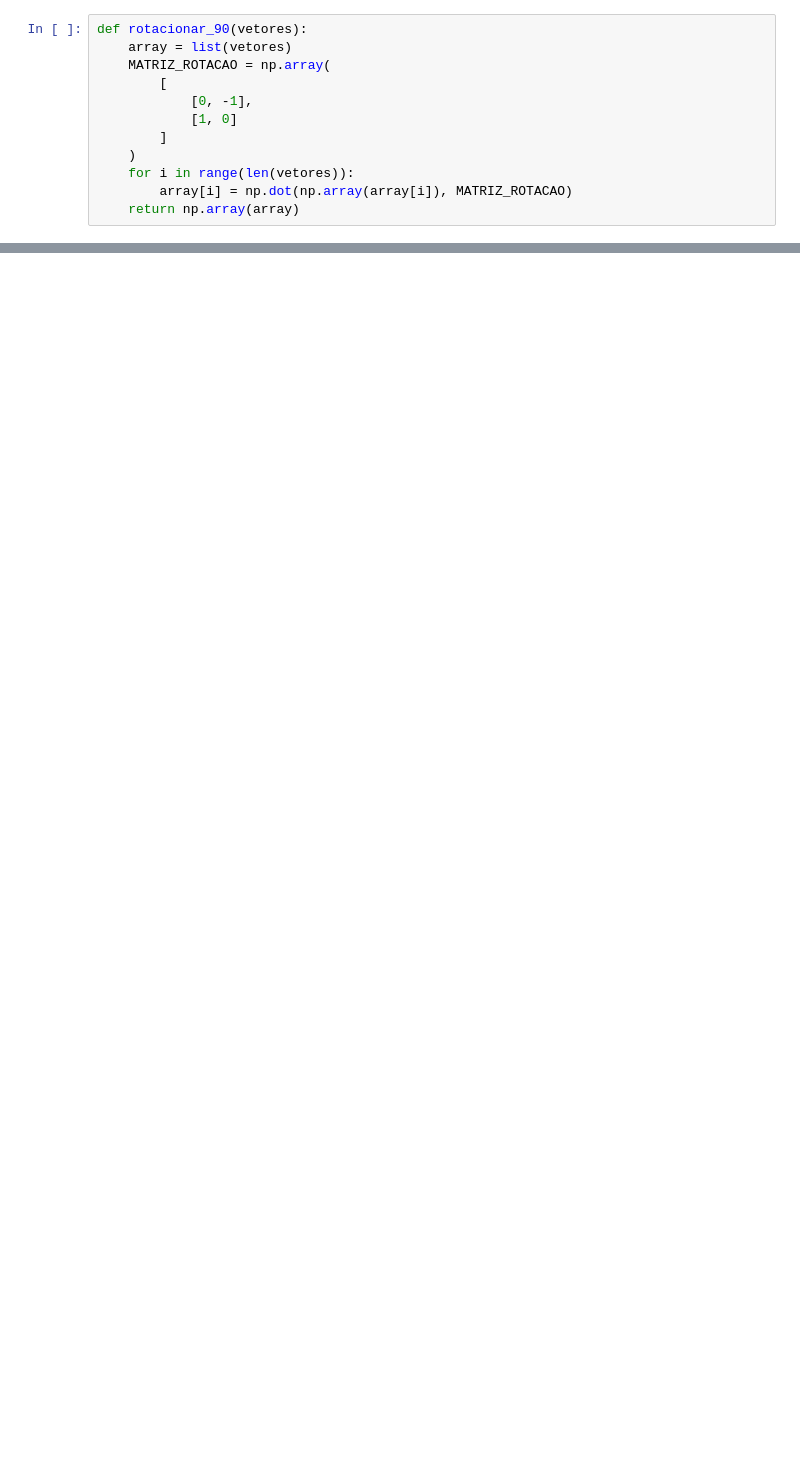
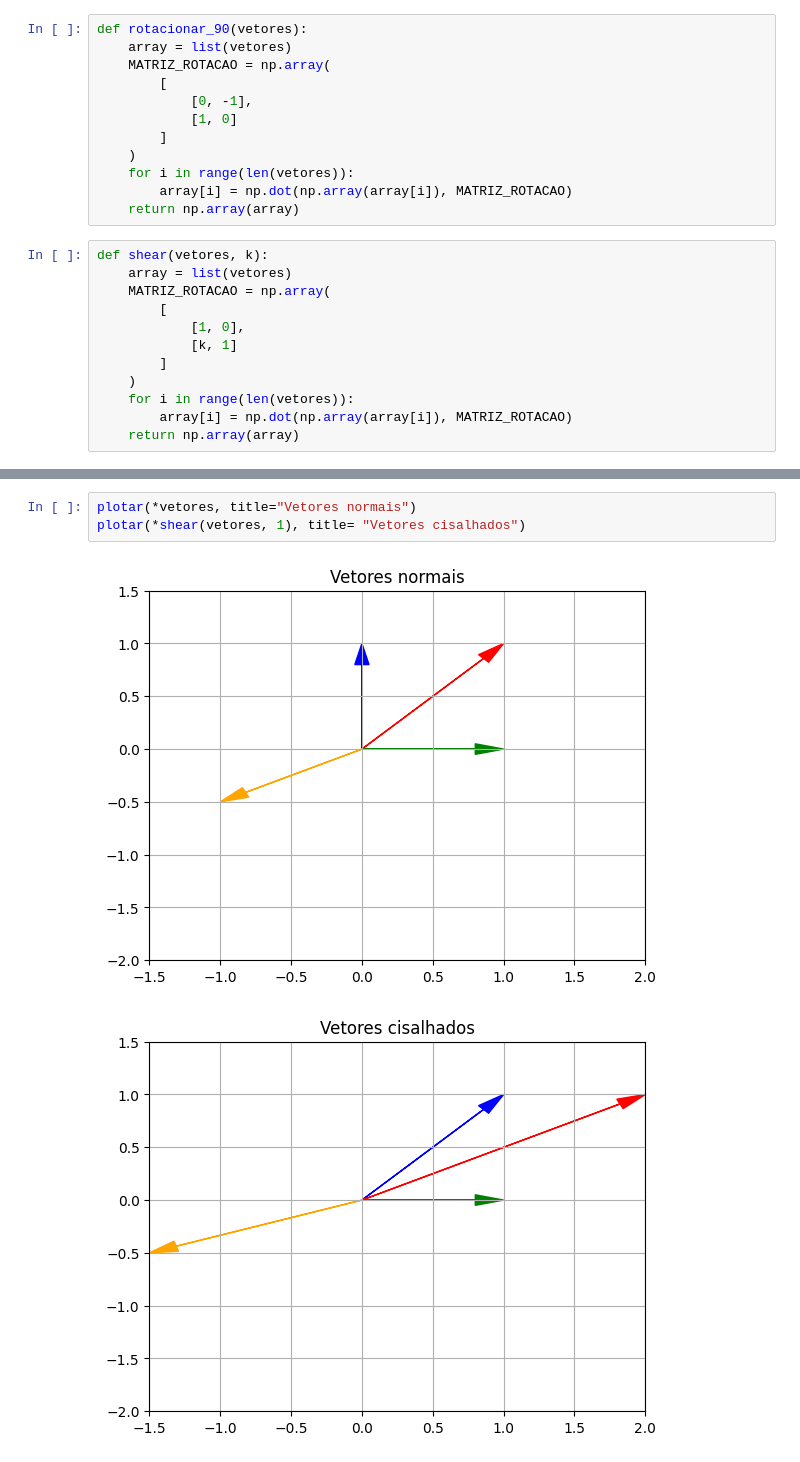
Before and after one commit to Gian-Figueiredo/mat-comp, a Jupyter notebook: atv1.ipynb, the cells around one changed output, grey strips where cells are left out. Saved outputs shown, nothing was run; the diff lists cells and outputs as text; blank space fills up the shorter version.

```diff
--- a/atv1.ipynb
+++ b/atv1.ipynb
@@ -43,3 +29,15 @@ def rotacionar_90(vetores):
     for i in range(len(vetores)):
         array[i] = np.dot(np.array(array[i]), MATRIZ_ROTACAO)
     return np.array(array)
+# %%
+def shear(vetores, k):
+    array = list(vetores)
+    MATRIZ_ROTACAO = np.array(
+        [
+            [1, 0],
+            [k, 1]
+        ]
+    )
+    for i in range(len(vetores)):
+        array[i] = np.dot(np.array(array[i]), MATRIZ_ROTACAO)
+    return np.array(array)
@@ -52,0 +52,6 @@ plotar(*rotacionar_90(vetores))
+# %%
+plotar(*vetores, title="Vetores normais")
+plotar(*shear(vetores, 1), title= "Vetores cisalhados")
+# %% [output]
+[figure, added]
+[figure, added]
```
Also changed, not shown: parts of 6 cells of this notebook.
